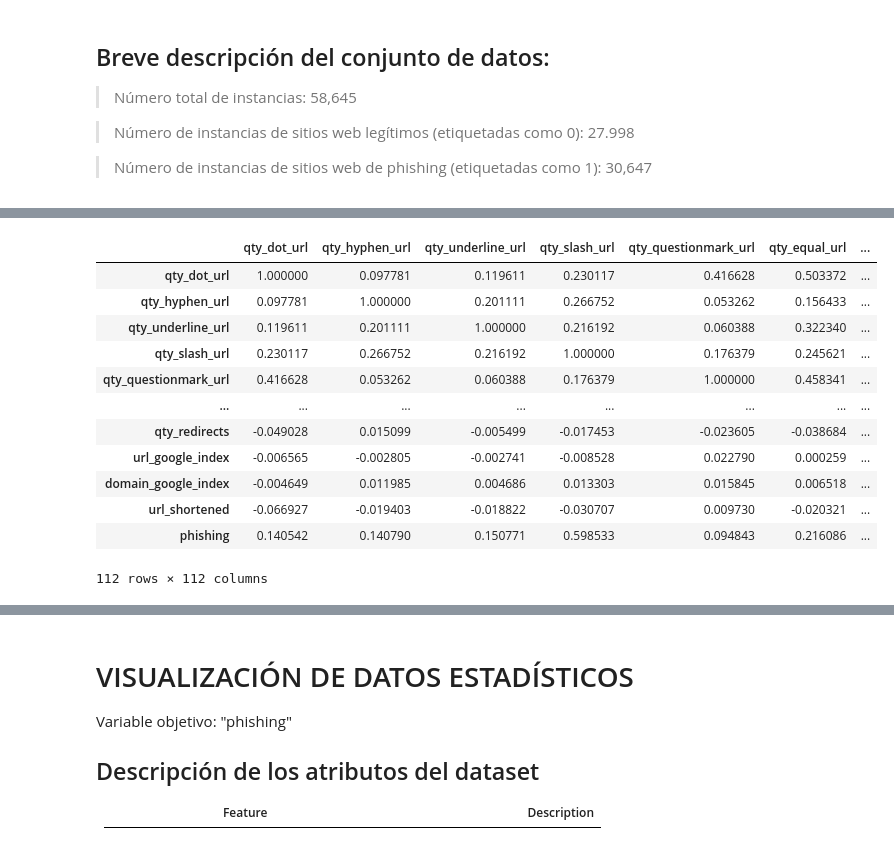
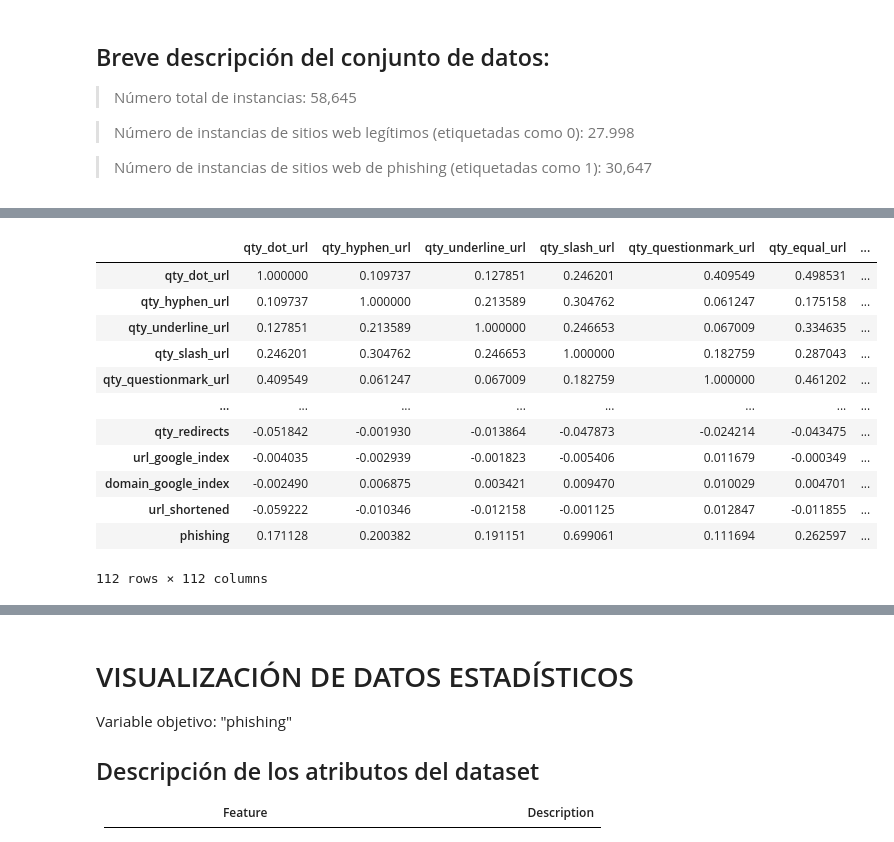
Before and after one commit to alvaro-barrera/phishing-detection-url, a Jupyter notebook: project_ml.ipynb, the cells around one changed output, grey strips where cells are left out. Saved outputs shown, nothing was run; the diff lists cells and outputs as text; code cells hidden in the pictures.

```diff
--- a/project_ml.ipynb
+++ b/project_ml.ipynb
@@ -38,7 +43,7 @@ warnings.filterwarnings('ignore')
 > Número de instancias de sitios web de phishing (etiquetadas como 1): 30,647
 # %%
 #CARGA DE ARCHIVO .CSV
-dataset = pd.read_csv('dataset_small.csv',
+dataset_complete = pd.read_csv('dataset_full.csv',
                       sep=',', #DEFINIENDO SEPARADOR ',' PROPIO DE .CSV
                       encoding='utf-8', #CODIFICACIÓN UTF-8
                       na_values=' ')
@@ -55,16 +50,17 @@ dataset.head()
 # %%
-dataset.corr(method='pearson') # Matriz de correlación
+dataset_corr_matrix = dataset_complete.corr(method='pearson') # Matriz de correlación
+dataset_corr_matrix
 # %% [output]
 |  | qty_dot_url | qty_hyphen_url | qty_underline_url | qty_slash_url | qty_questionmark_url | qty_equal_url | ... |
-| qty_dot_url | 1.000000 | 0.097781 | 0.119611 | 0.230117 | 0.416628 | 0.503372 | ... |
-| qty_hyphen_url | 0.097781 | 1.000000 | 0.201111 | 0.266752 | 0.053262 | 0.156433 | ... |
-| qty_underline_url | 0.119611 | 0.201111 | 1.000000 | 0.216192 | 0.060388 | 0.322340 | ... |
-| qty_slash_url | 0.230117 | 0.266752 | 0.216192 | 1.000000 | 0.176379 | 0.245621 | ... |
-| qty_questionmark_url | 0.416628 | 0.053262 | 0.060388 | 0.176379 | 1.000000 | 0.458341 | ... |
+| qty_dot_url | 1.000000 | 0.109737 | 0.127851 | 0.246201 | 0.409549 | 0.498531 | ... |
+| qty_hyphen_url | 0.109737 | 1.000000 | 0.213589 | 0.304762 | 0.061247 | 0.175158 | ... |
+| qty_underline_url | 0.127851 | 0.213589 | 1.000000 | 0.246653 | 0.067009 | 0.334635 | ... |
+| qty_slash_url | 0.246201 | 0.304762 | 0.246653 | 1.000000 | 0.182759 | 0.287043 | ... |
+| qty_questionmark_url | 0.409549 | 0.061247 | 0.067009 | 0.182759 | 1.000000 | 0.461202 | ... |
 | ... | ... | ... | ... | ... | ... | ... | ... |
-| qty_redirects | -0.049028 | 0.015099 | -0.005499 | -0.017453 | -0.023605 | -0.038684 | ... |
-| url_google_index | -0.006565 | -0.002805 | -0.002741 | -0.008528 | 0.022790 | 0.000259 | ... |
-| domain_google_index | -0.004649 | 0.011985 | 0.004686 | 0.013303 | 0.015845 | 0.006518 | ... |
-| url_shortened | -0.066927 | -0.019403 | -0.018822 | -0.030707 | 0.009730 | -0.020321 | ... |
-| phishing | 0.140542 | 0.140790 | 0.150771 | 0.598533 | 0.094843 | 0.216086 | ... |
+| qty_redirects | -0.051842 | -0.001930 | -0.013864 | -0.047873 | -0.024214 | -0.043475 | ... |
+| url_google_index | -0.004035 | -0.002939 | -0.001823 | -0.005406 | 0.011679 | -0.000349 | ... |
+| domain_google_index | -0.002490 | 0.006875 | 0.003421 | 0.009470 | 0.010029 | 0.004701 | ... |
+| url_shortened | -0.059222 | -0.010346 | -0.012158 | -0.001125 | 0.012847 | -0.011855 | ... |
+| phishing | 0.171128 | 0.200382 | 0.191151 | 0.699061 | 0.111694 | 0.262597 | ... |
 112 rows × 112 columns
```
Also changed, not shown: parts of 37 cells of this notebook.
